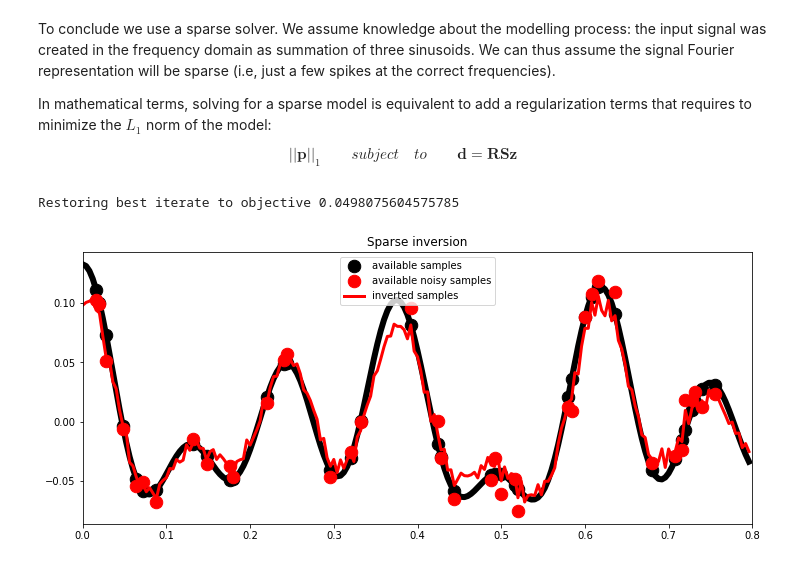
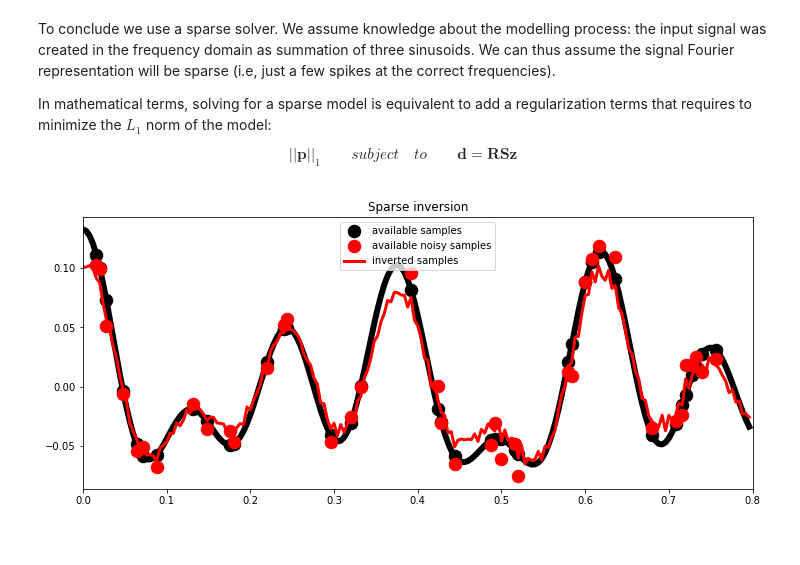
Before and after one commit to PyLops/pylops_notebooks, a Jupyter notebook: official/timisoara_summerschool_2019/Solvers.ipynb, the cells around one changed output. Cells and saved outputs as stored; diff of their text form; code cells hidden in the pictures.

Commit message:
Added FISTA example to timisoara Solvers.ipynb

```diff
--- a/official/timisoara_summerschool_2019/Solvers.ipynb
+++ b/official/timisoara_summerschool_2019/Solvers.ipynb
@@ -312,20 +312,21 @@ In mathematical terms, solving for a sparse model is equivalent to add a regular
 $$ ||\mathbf{p}||_1 \qquad subject \quad to \qquad  \mathbf{d} = \mathbf{R} \mathbf{S} \mathbf{z} $$
 # %%
 # sparse inversion
-mspgl1, zspgl1, info = pylops.optimization.sparsity.SPGL1(Rop, dn, FFTop, tau=3, iter_lim=100)
+#mspgl1, zspgl1, info = pylops.optimization.sparsity.SPGL1(Rop, dn, FFTop, tau=3, iter_lim=100)
+pfista = pylops.optimization.sparsity.FISTA(Rop * FFTop.T, dn, eps=5e-3, niter=100)[0]
+mfista = np.real(FFTop.T * pfista)
 
 # Visualize
 fig, ax = plt.subplots(1, 1, figsize=(12, 5))
 ax.plot(t, m, 'k', lw=6)
 ax.plot(t, dmask, '.k', ms=25, label='available samples')
 ax.plot(t, dnmask, '.r', ms=25, label='available noisy samples')
-ax.plot(t, mspgl1, 'r', lw=3, label='inverted samples')
+ax.plot(t, mfista, 'r', lw=3, label='inverted samples')
 ax.legend()
 ax.set_title('Sparse inversion')
 ax.set_xlim(0, 0.8);
 # %% [output]
-Restoring best iterate to objective 0.0498075604575785
-[figure, old version]
+[figure, new version]
 # %%
 scooby.Report(core='pylops')
 # %% [output]
```
Also changed, not shown: parts of 3 cells of this notebook.
